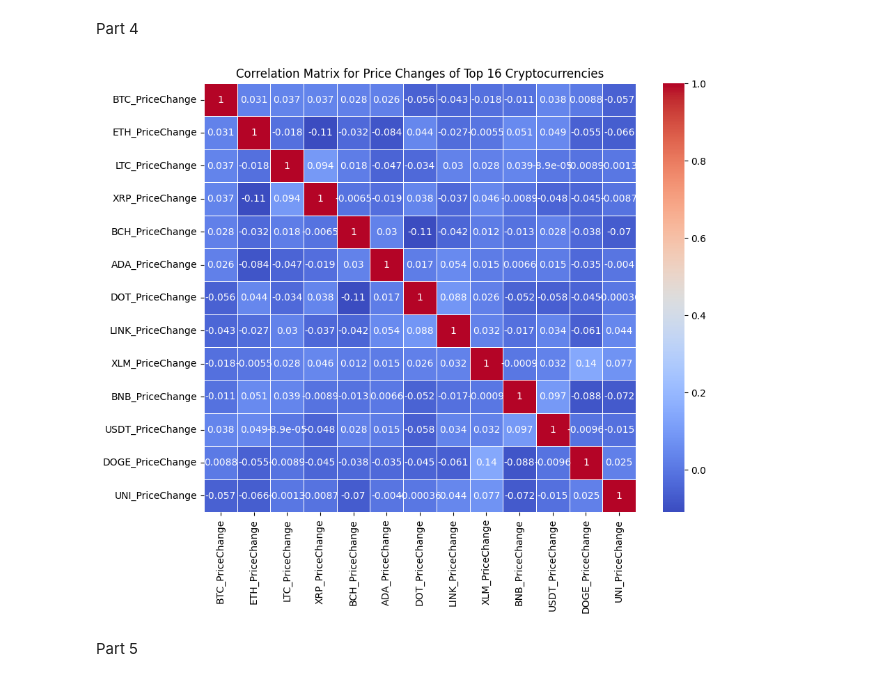
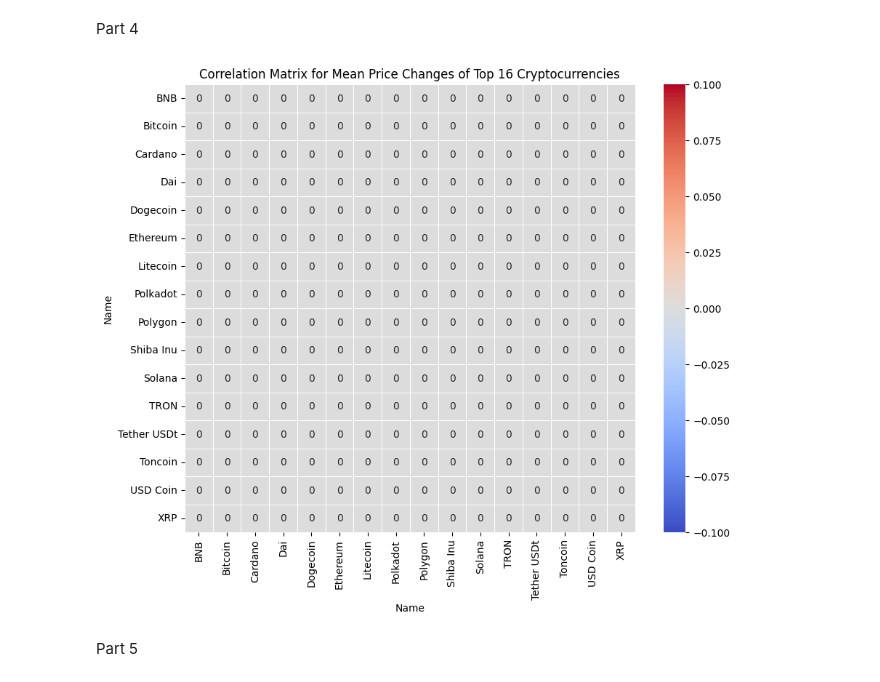
Before and after one commit to sixth-group/coin_market_cap_database, a Jupyter notebook: The_first_project_phase_1.ipynb, the cells around one changed output. Cells and saved outputs as stored; diff of their text form; code cells hidden in the pictures.

```diff
--- a/The_first_project_phase_1.ipynb
+++ b/The_first_project_phase_1.ipynb
@@ -175,32 +273,53 @@ plt.show()
 # %% [markdown]
 Part 4
-# %%
-# Sample data (replace with your actual data)
-np.random.seed(0)
-cryptocurrencies = ["BTC", "ETH", "LTC", "XRP", "BCH", "ADA", "DOT", "LINK", "XLM", "BNB",
-                    "USDT", "DOGE", "UNI", "LTC", "XRP", "BCH"]  # Replace with your cryptocurrency symbols
-
-# Create a sample DataFrame with price change data for the top 16 cryptocurrencies
-num_days = 365
-data = {
-    "Date": pd.date_range(start="2022-09-01", periods=num_days, freq="D"),
-}
-
-for crypto in cryptocurrencies:
-    data[f"{crypto}_PriceChange"] = np.random.uniform(-1, 1, num_days)  # Replace with your price change data
-
-df = pd.DataFrame(data)
-
-# Calculate the correlation matrix
-correlation_matrix = df.corr()
-
-# Create a heatmap of the correlation matrix
-plt.figure(figsize=(10, 8))
-sns.heatmap(correlation_matrix, annot=True, cmap="coolwarm", linewidths=0.5)
-plt.title("Correlation Matrix for Price Changes of Top 16 Cryptocurrencies")
-plt.show()
-# %% [output]
-[figure, removed]
+# %%
+# Query the currencies and their historical data
+currencies = Session.query(Currency.id, Currency.Name).limit(16)
+currencies_with_data = []
+
+for currency in currencies:
+    close_values = [
+        currency_history.close
+        for currency_history in Session.query(CurrenciesHistory.close)
+        .filter(CurrenciesHistory.currency_id == currency.id)
+    ]
+    open_values = [
+        currency_history.open
+        for currency_history in Session.query(CurrenciesHistory.open)
+        .filter(CurrenciesHistory.currency_id == currency.id)
+    ]
+
+    # Calculate 'PriceChange' by subtracting 'open' from 'close'
+    price_change = [close - open for close, open in zip(close_values, open_values)]
+
+    currency_data = {
+        'Name': currency.Name,
+        'PriceChange': price_change,  # Add the 'PriceChange' column
+    }
+    currencies_with_data.append(currency_data)
+
+# Create a DataFrame
+df = pd.DataFrame(currencies_with_data)
+
+# Explode the "PriceChange" list into separate rows
+df = df.explode('PriceChange', ignore_index=True)
+
+# Calculate the mean of "PriceChange" for each cryptocurrency
+mean_price_changes = df.groupby('Name')['PriceChange'].mean().reset_index()
+
+# Create a correlation matrix manually
+correlation_matrix = mean_price_changes.set_index('Name').T.corr()
+correlation_matrix
+# Replace NaN values with 0
+correlation_matrix = correlation_matrix.fillna(0)
+
+# Create a heatmap of the correlation matrix
+plt.figure(figsize=(10, 8))
+sns.heatmap(correlation_matrix, annot=True, cmap="coolwarm", linewidths=0.5)
+plt.title("Correlation Matrix for Mean Price Changes of Top 16 Cryptocurrencies")
+plt.show()
+# %% [output]
+[figure, added]
 # %% [markdown]
 Part 5
 # %%
```
Also changed, not shown: parts of 21 cells of this notebook.
